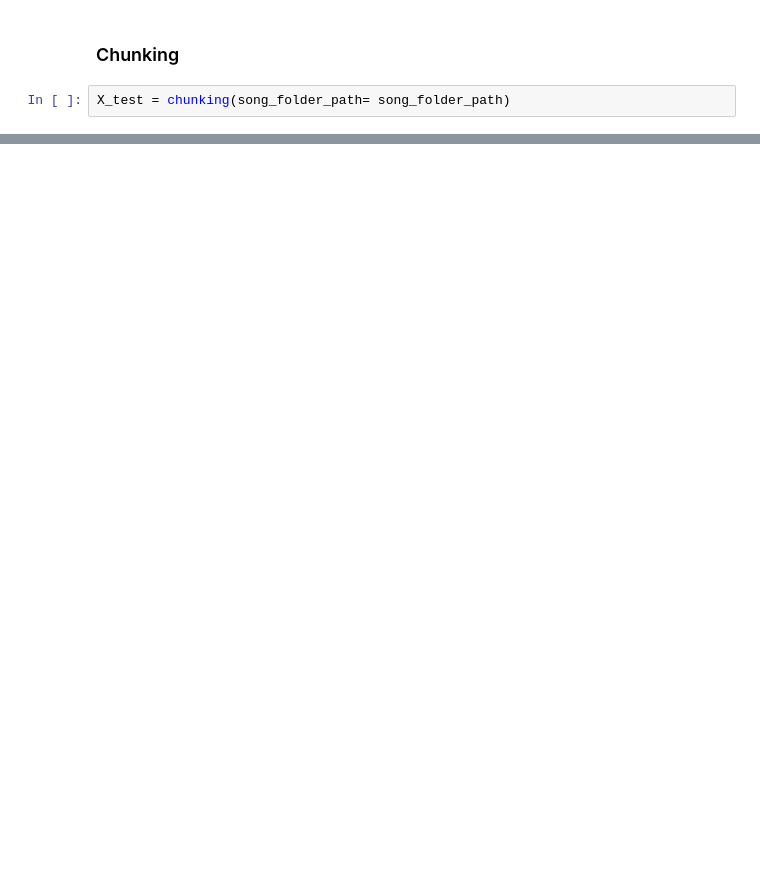
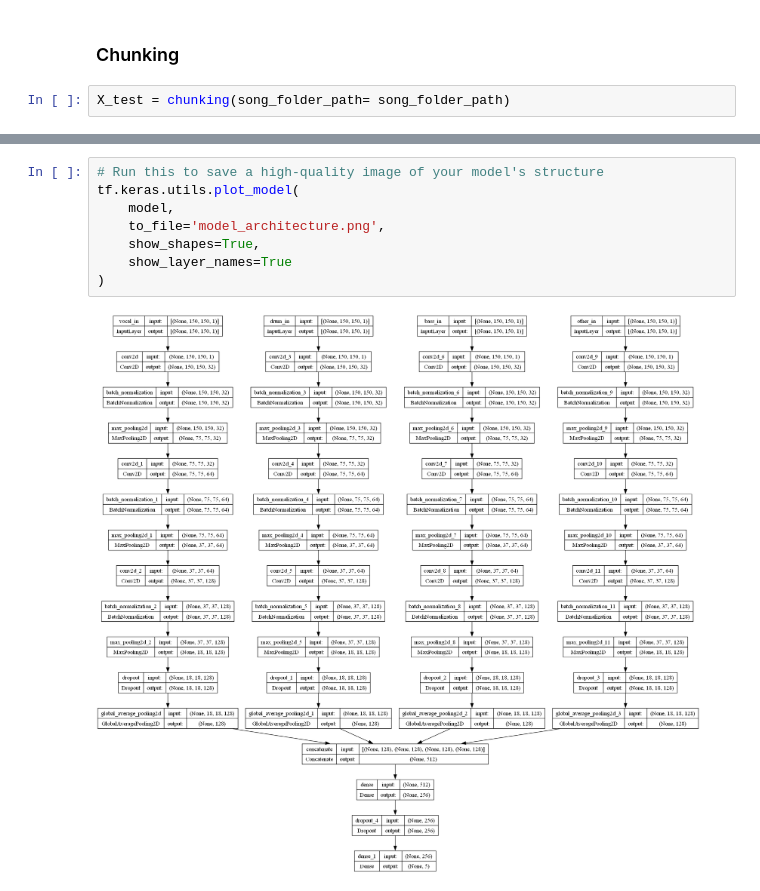
Before and after one commit to DevBySuraj/Indian_Music_Genre_Classifier, a Jupyter notebook: 12_Mutli_Input_CNN_test.ipynb, the cells around one changed output, grey strips where cells are left out. Drawn from its saved outputs; the diff is of its cells as text; blank space fills up the shorter version.

```diff
--- a/12_Mutli_Input_CNN_test.ipynb
+++ b/12_Mutli_Input_CNN_test.ipynb
@@ -194,0 +200,10 @@ array([4, 4, 4, 4, 4, 4, 4, 4, 4, 4, 4, 4, 4, 4, 4, 4, 4, 4, 4, 4],
+# %%
+# Run this to save a high-quality image of your model's structure
+tf.keras.utils.plot_model(
+    model,
+    to_file='model_architecture.png',
+    show_shapes=True,
+    show_layer_names=True
+)
+# %% [output]
+[figure, added]
```
Also changed, not shown: parts of 19 cells of this notebook, 5 other files.
